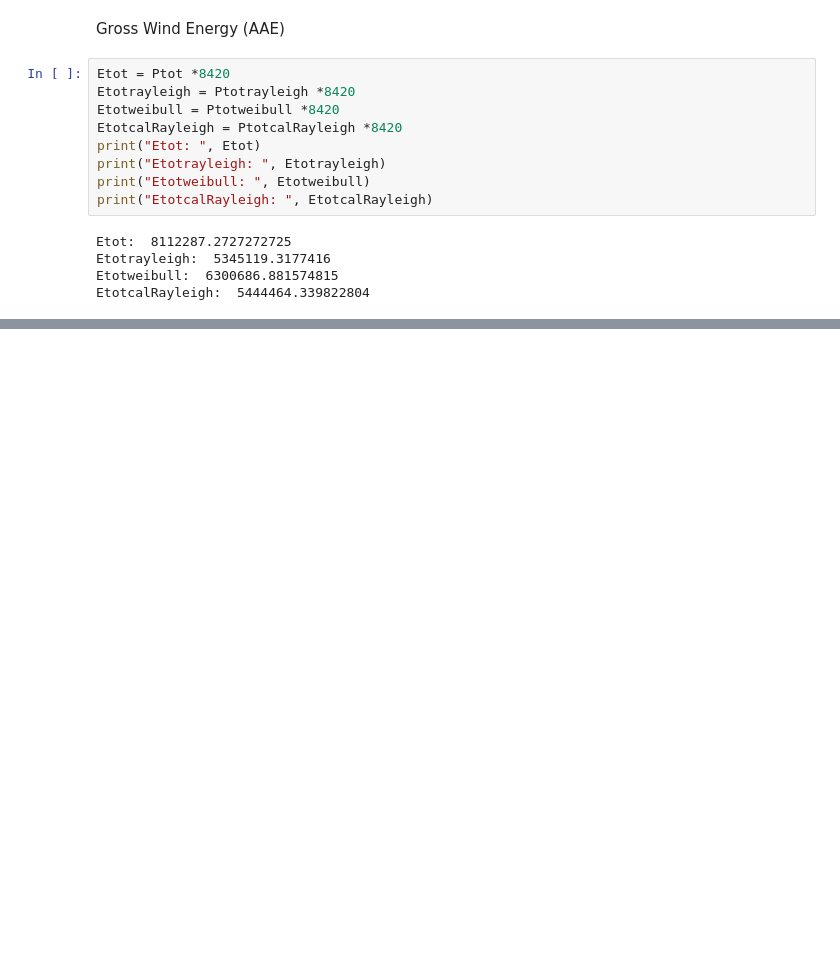
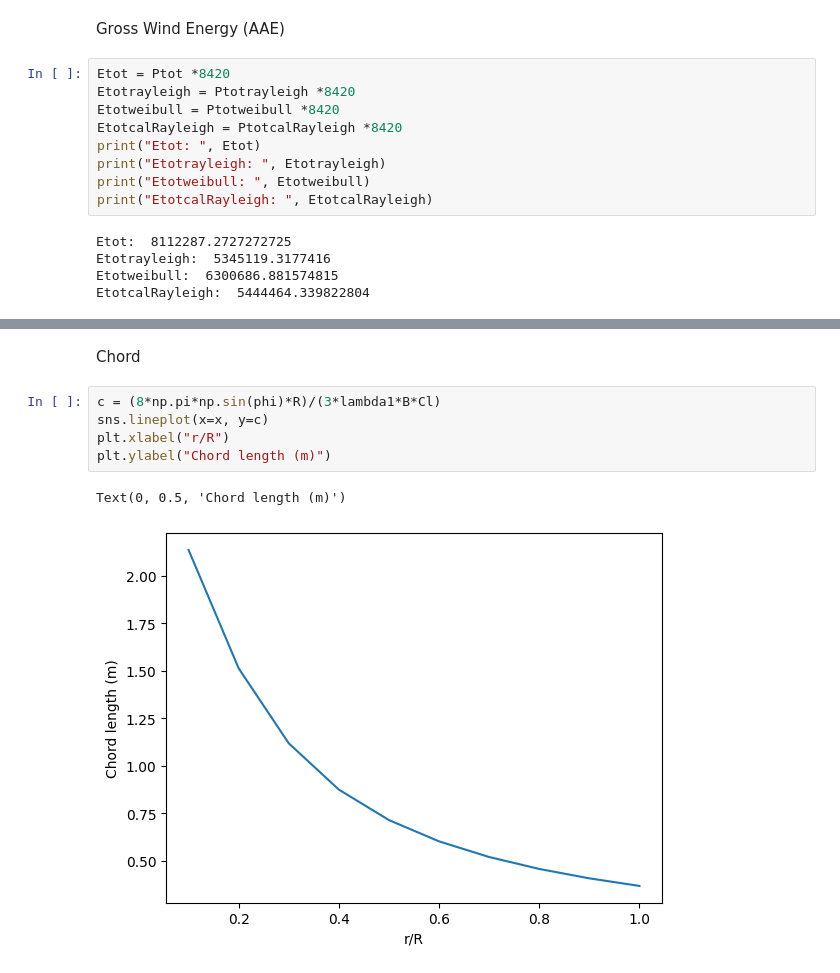
Before and after one commit to Jules101001/python, a Jupyter notebook: notebook_wind.ipynb, the cells around one changed output, grey strips where cells are left out. Saved outputs shown, nothing was run; the diff lists cells and outputs as text; blank space fills up the shorter version.

```diff
--- a/notebook_wind.ipynb
+++ b/notebook_wind.ipynb
@@ -271,0 +314,10 @@ EtotcalRayleigh:  5444464.339822804
+# %% [markdown]
+Chord
+# %%
+c = (8*np.pi*np.sin(phi)*R)/(3*lambda1*B*Cl)
+sns.lineplot(x=x, y=c)
+plt.xlabel("r/R")
+plt.ylabel("Chord length (m)")
+# %% [output]
+Text(0, 0.5, 'Chord length (m)')
+[figure, added]
```
Also changed, not shown: parts of 17 cells of this notebook.
